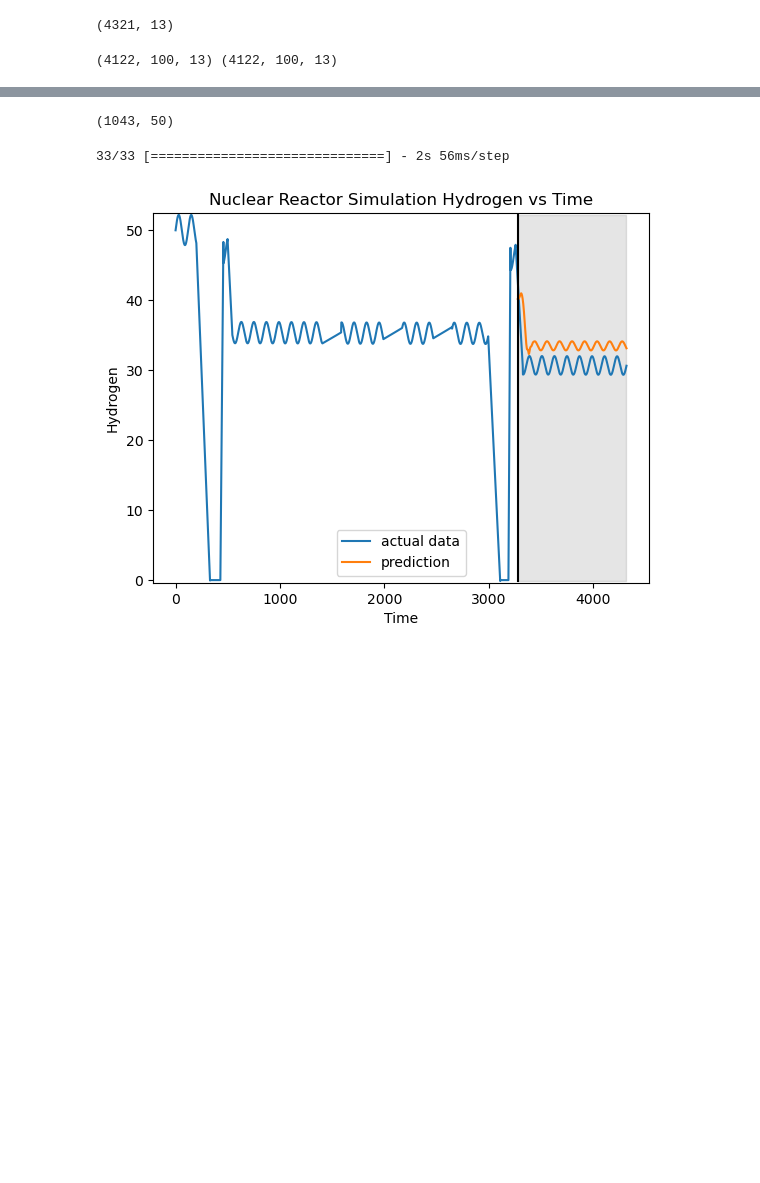
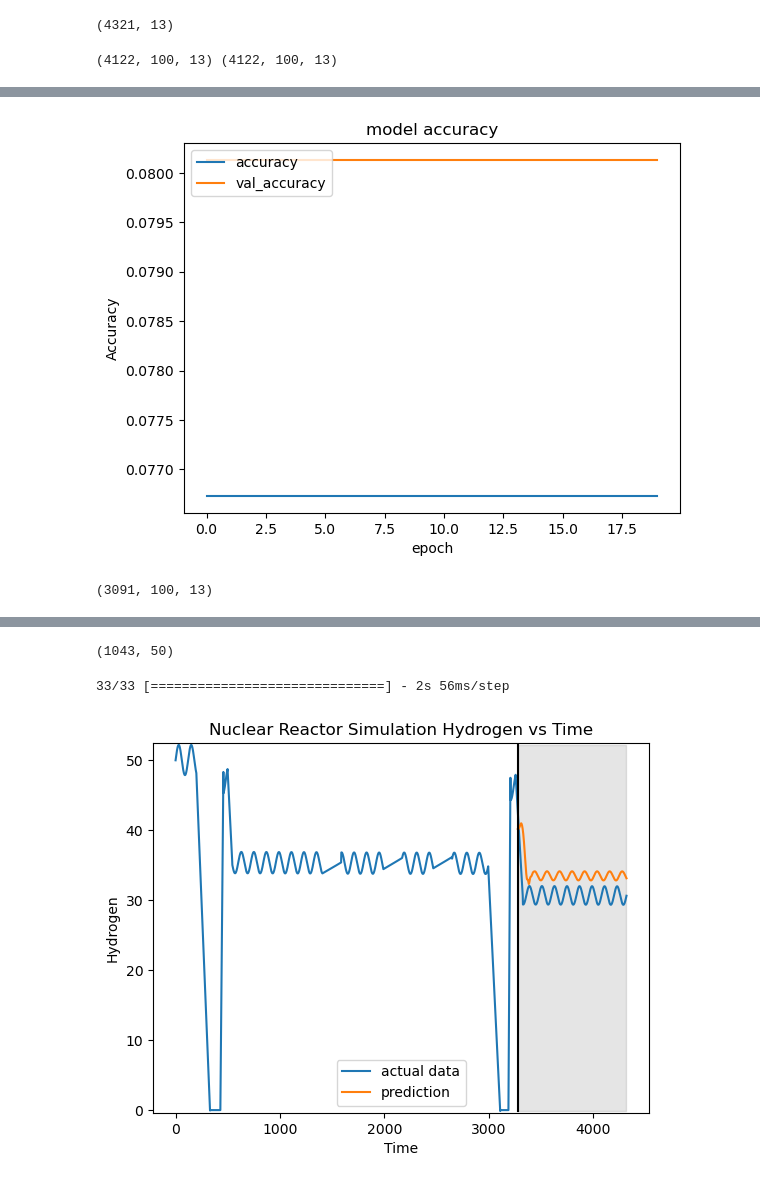
Before and after one commit to shawnschulz/chem_277B_capstone_project, a Jupyter notebook: model.ipynb, the cells around one changed output, grey strips where cells are left out. Drawn from its saved outputs; the diff is of its cells as text; code cells hidden in the pictures; blank space fills up the shorter version.

```diff
--- a/model.ipynb
+++ b/model.ipynb
@@ -226,0 +233,16 @@ KeyboardInterrupt: Interrupted by user
+# %%
+# plot metrics
+plt.plot(out.history['accuracy'])
+plt.plot(out.history['val_accuracy'])
+plt.title('model accuracy')
+plt.ylabel('Accuracy')
+plt.xlabel('epoch')
+plt.legend(['accuracy', 'val_accuracy'], loc = 'upper left')
+plt.savefig('training loss.pdf')
+plt.show()
+# %% [output]
+[figure, added]
+# %%
+y_train.shape
+# %% [output]
+(3091, 100, 13)
```
Also changed, not shown: parts of 12 cells of this notebook, 3 other files.
